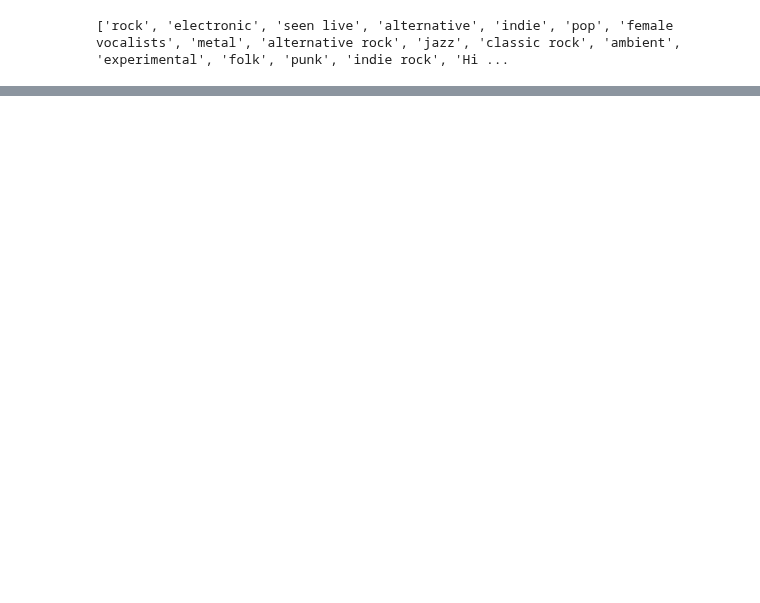
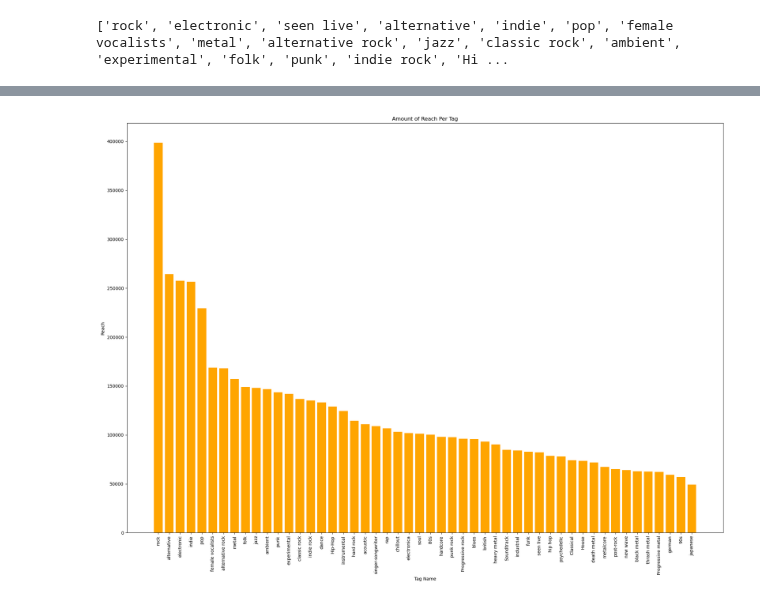
Before and after one commit to StevenTHG/Music-Research-Project-1, a Jupyter notebook: LastFM_exploration.ipynb, the cells around one changed output, grey strips where cells are left out. Cells and saved outputs as stored; diff of their text form; code cells hidden in the pictures; blank space fills up the shorter version.

Commit message:
Created bar charts in LastFM_exploration

```diff
--- a/LastFM_exploration.ipynb
+++ b/LastFM_exploration.ipynb
@@ -96,2 +102,13 @@ tags_df.sort_values('Taggings',ascending=False)
 | 48 | House | 73473 | 426949 |
 | 49 | new wave | 64018 | 424524 |
+# %%
+plt.figure(1)
+plt.bar(tags_df_reach['Tags'], tags_df_reach['Reach'], color='orange',align='center')
+plt.xticks(rotation='vertical')
+plt.title("Amount of Reach Per Tag")
+plt.xlabel('Tag Name')
+plt.ylabel('Reach')
+plt.tight_layout()
+plt.show()
+# %% [output]
+[figure, added]
```
Also changed, not shown: parts of 6 cells of this notebook.
